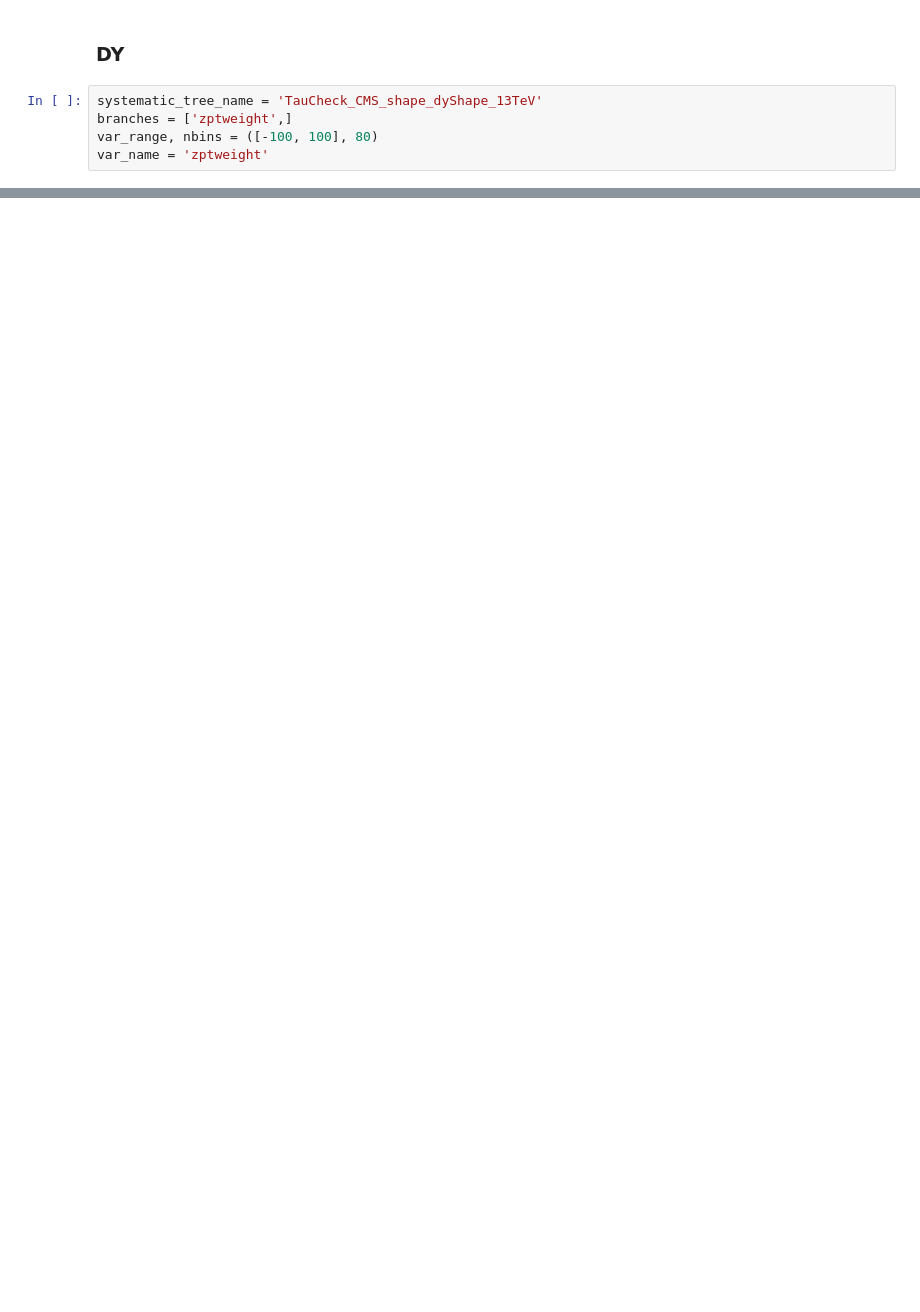
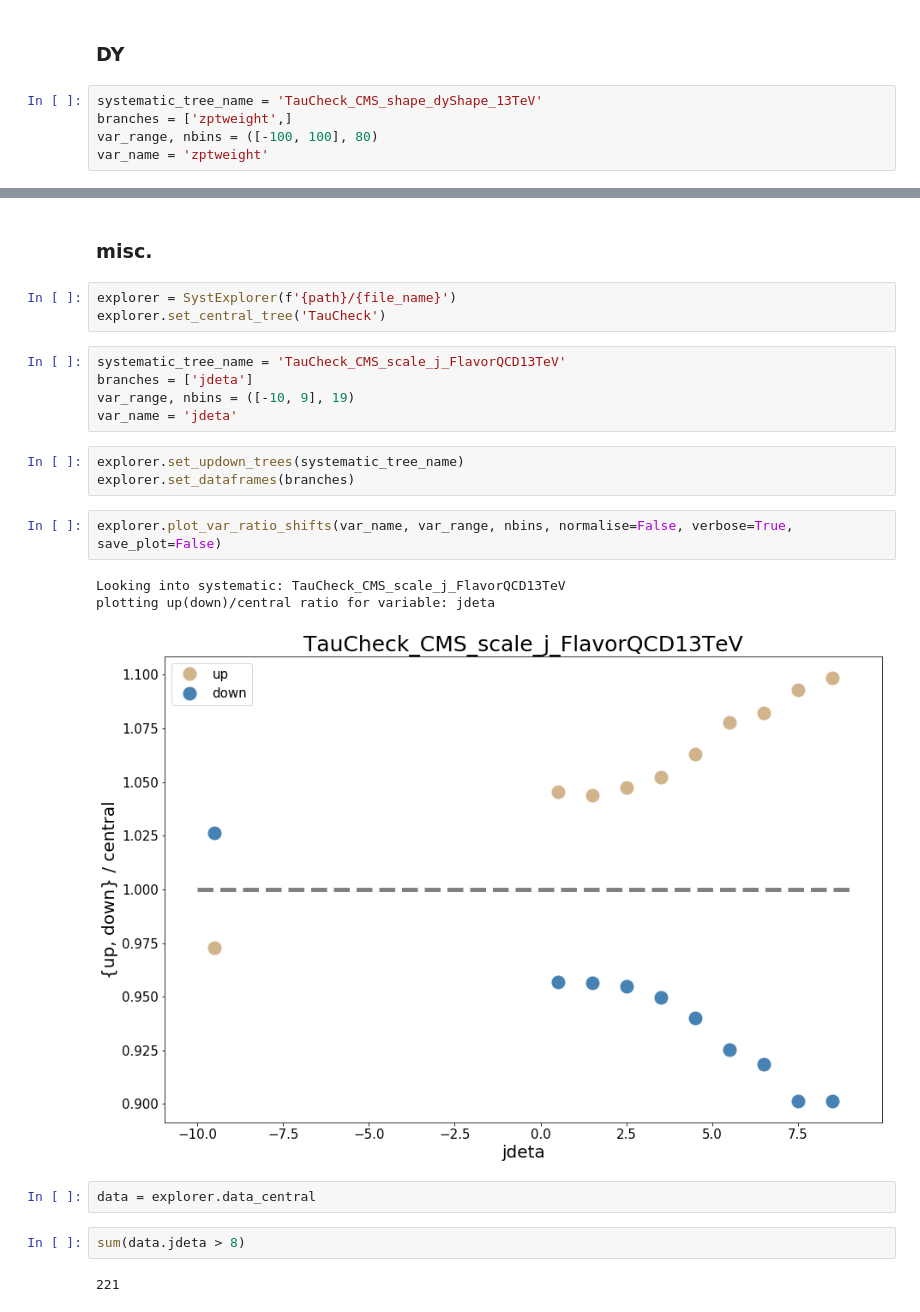
Before and after one commit to yaourtpourtoi/mlFramework, a Jupyter notebook: Systematics.ipynb, the cells around one changed output, grey strips where cells are left out. Drawn from its saved outputs; the diff is of its cells as text; blank space fills up the shorter version.

```diff
--- a/Systematics.ipynb
+++ b/Systematics.ipynb
@@ -227,2 +213,27 @@ np.unique(data_down.zptweight)
 # %% [output]
 array([1.])
+# %% [markdown]
+### misc.
+# %%
+explorer = SystExplorer(f'{path}/{file_name}')
+explorer.set_central_tree('TauCheck')
+# %%
+systematic_tree_name = 'TauCheck_CMS_scale_j_FlavorQCD13TeV'
+branches = ['jdeta']
+var_range, nbins = ([-10, 9], 19)
+var_name = 'jdeta'
+# %%
+explorer.set_updown_trees(systematic_tree_name)
+explorer.set_dataframes(branches)
+# %%
+explorer.plot_var_ratio_shifts(var_name, var_range, nbins, normalise=False, verbose=True, save_plot=False)
+# %% [output]
+Looking into systematic: TauCheck_CMS_scale_j_FlavorQCD13TeV
+plotting up(down)/central ratio for variable: jdeta
+[figure, added]
+# %%
+data = explorer.data_central
+# %%
+sum(data.jdeta > 8)
+# %% [output]
+221
```
Also changed, not shown: parts of 27 cells of this notebook, 2 other files.
